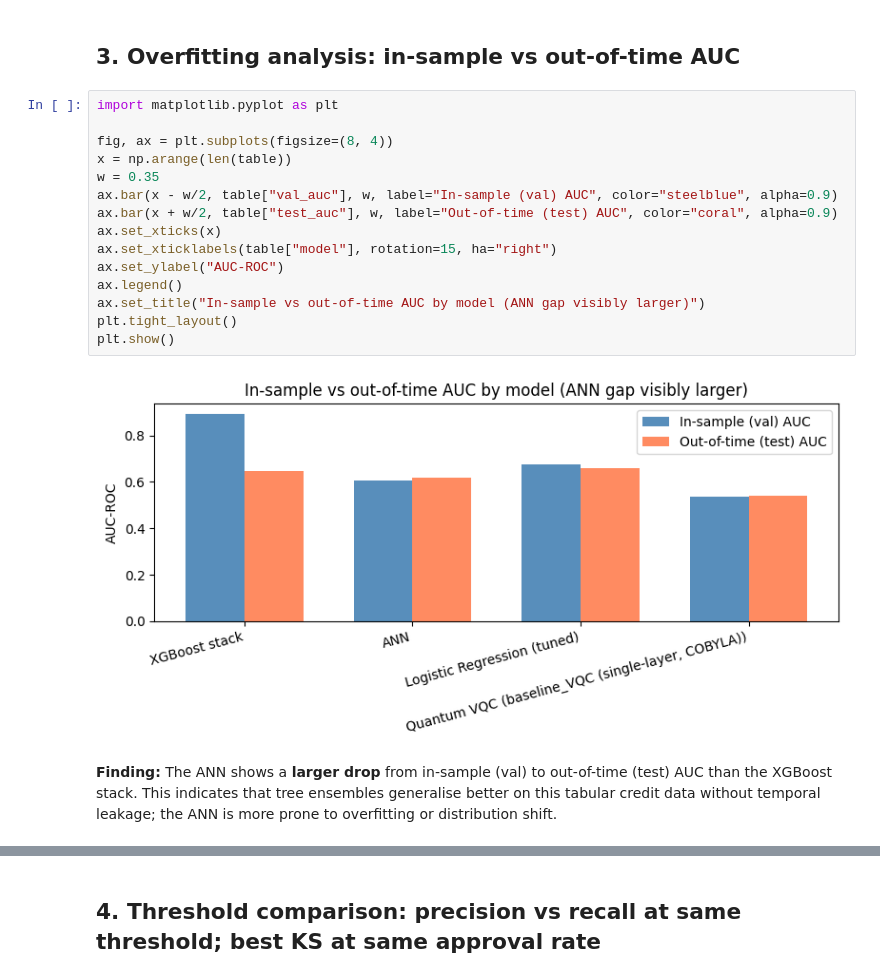
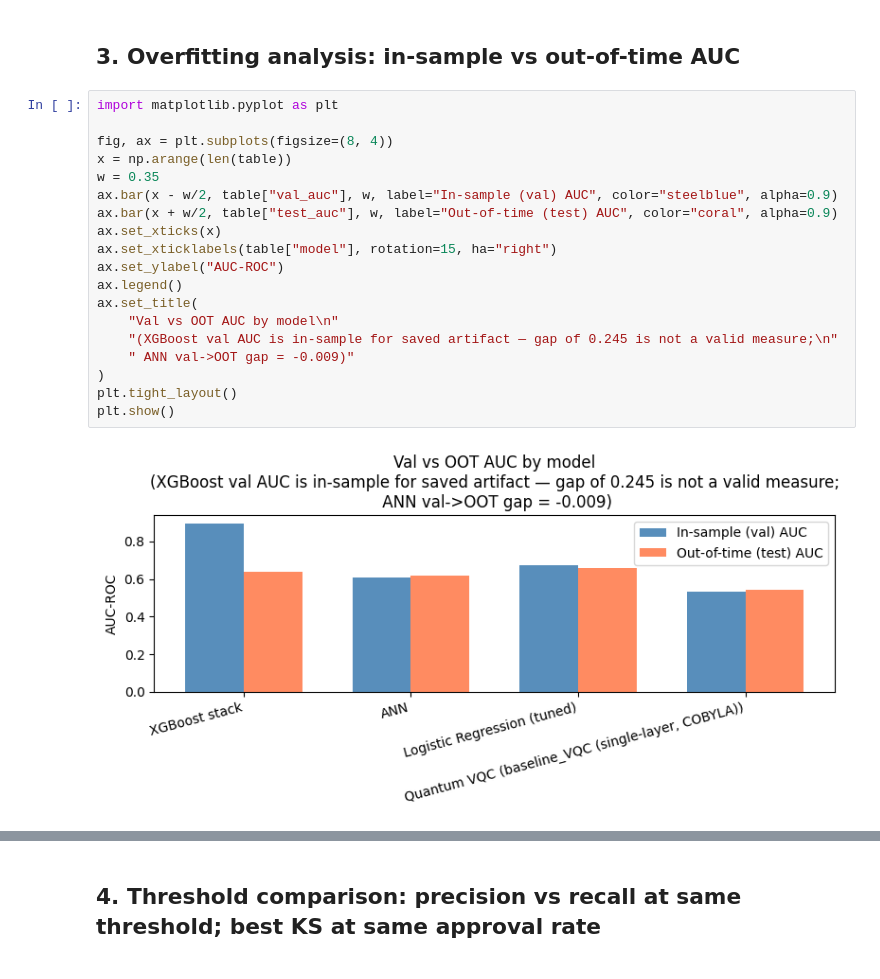
Before and after one commit to leemingloon/ocr-agentic-rag, a Jupyter notebook: notebooks/02z_pd_model_comparison.ipynb, the cells around one changed output, grey strips where cells are left out. Cells and saved outputs as stored; diff of their text form.

Commit message:
improve methodology for pd models

```diff
--- a/notebooks/02z_pd_model_comparison.ipynb
+++ b/notebooks/02z_pd_model_comparison.ipynb
@@ -221,19 +221,21 @@ Unified evaluation (out-of-time test):
 # %%
 import matplotlib.pyplot as plt
 
 fig, ax = plt.subplots(figsize=(8, 4))
 x = np.arange(len(table))
 w = 0.35
 ax.bar(x - w/2, table["val_auc"], w, label="In-sample (val) AUC", color="steelblue", alpha=0.9)
 ax.bar(x + w/2, table["test_auc"], w, label="Out-of-time (test) AUC", color="coral", alpha=0.9)
 ax.set_xticks(x)
 ax.set_xticklabels(table["model"], rotation=15, ha="right")
 ax.set_ylabel("AUC-ROC")
 ax.legend()
-ax.set_title("In-sample vs out-of-time AUC by model (ANN gap visibly larger)")
+ax.set_title(
+    "Val vs OOT AUC by model\n"
+    "(XGBoost val AUC is in-sample for saved artifact — gap of 0.245 is not a valid measure;\n"
+    " ANN val->OOT gap = -0.009)"
+)
 plt.tight_layout()
 plt.show()
 # %% [output]
-[figure, old version]
+[figure, new version]
-# %% [markdown]
-**Finding:** The ANN shows a **larger drop** from in-sample (val) to out-of-time (test) AUC than the XGBoost stack. This indicates that tree ensembles generalise better on this tabular credit data without temporal leakage; the ANN is more prone to overfitting or distribution shift.
```
Also changed, not shown: parts of 6 cells of this notebook, 19 other files.
